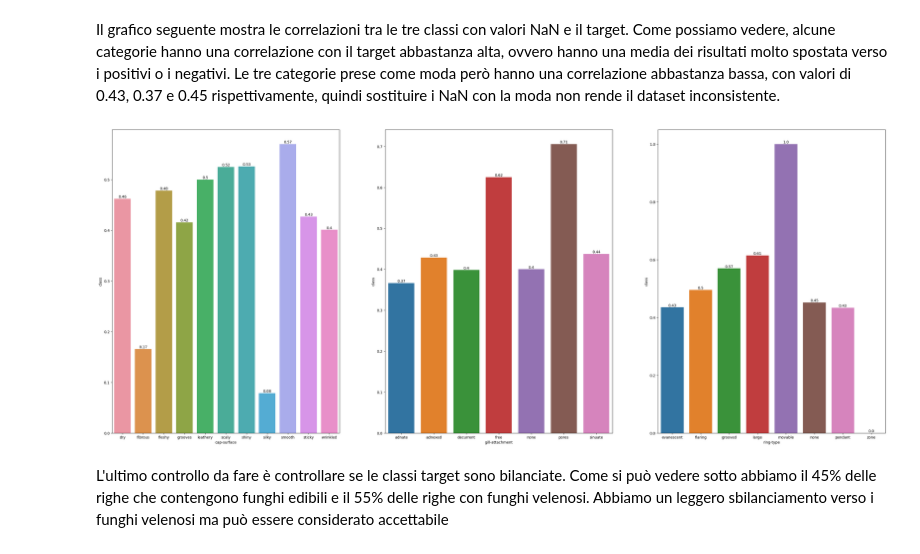
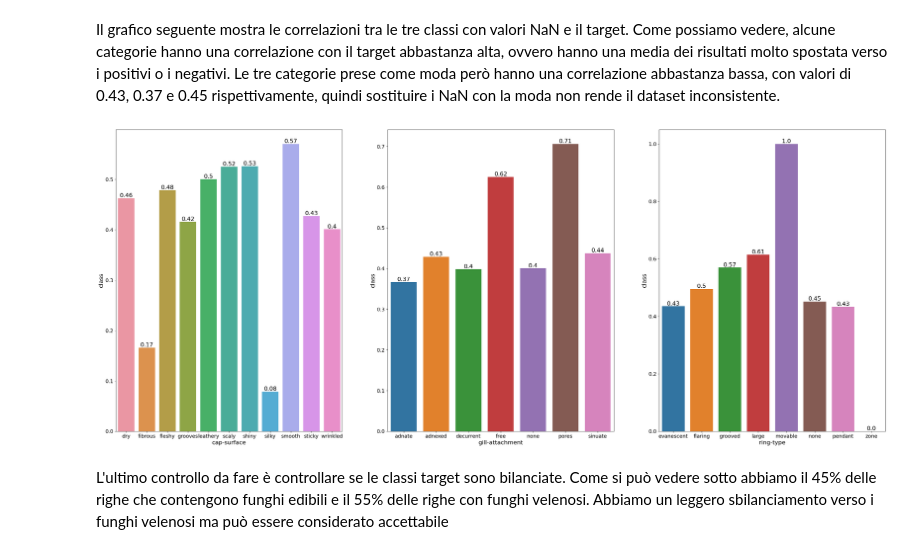
Before and after one commit to Sara-DaCanal/Progetto-ML, a Jupyter notebook: progetto.ipynb, the cells around one changed output. Drawn from its saved outputs; the diff is of its cells as text; code cells hidden in the pictures.

```diff
--- a/progetto.ipynb
+++ b/progetto.ipynb
@@ -298,10 +307,12 @@ for elem in categorical_cols:
     print('La moda per la colonna', col.name, 'è:', mode.iloc[0])
     df1 = col.fillna(mode.iloc[0], inplace=True)
     percentages = col.value_counts(normalize=True) * 100
-    ax = percentages.plot.pie(ax=axes[y], autopct='%1.1f%%')
-    ax.set_title(col.name, fontsize=20)
+    ax = percentages.plot.pie(ax=axes[y], autopct='%1.1f%%', fontsize=18)
+    ax.set_title(col.name, fontsize=30)
+
     ax.set_ylabel('')
     y+=1
+plt.show()
 # %% [output]
 La moda per la colonna cap-surface è: sticky
 La moda per la colonna gill-attachment è: adnate
@@ -312,26 +323,28 @@ Il grafico seguente mostra le correlazioni tra le tre classi con valori NaN e il
 # %%
 fig, axes = plt.subplots(1, 3, figsize=(38, 15))
 y = 0
 target = df['class']
 for elem in nan_list:
   col = df[elem]
   correlation = df.groupby(col.name)[target.name].mean().reset_index()
 
 
-  sns.barplot(x=col.name, y=target.name, data=correlation, ax=axes[y])
+  ax = sns.barplot(x=col.name, y=target.name, data=correlation, ax=axes[y])
 
   for i, val in enumerate(correlation[target.name]):
-    axes[y].text(i, val, round(val, 2), horizontalalignment='center', verticalalignment='bottom')
+    axes[y].text(i, val, round(val, 2), horizontalalignment='center', verticalalignment='bottom', fontsize=16)
+  axes[y].set_xlabel(col.name, fontsize=16)
+  axes[y].set_ylabel(target.name, fontsize=16)
 
-  plt.xlabel(col.name)
-  plt.ylabel(target.name)
+  ax.tick_params(axis='x', labelsize=14)
+  ax.tick_params(axis='y', labelsize=14)
   y+=1
 
 
 # Mostra il grafico
 plt.show()
 # %% [output]
-[figure, old version]
+[figure, new version]
 # %% [markdown]
 L'ultimo controllo da fare è controllare se le classi target sono bilanciate. Come si può vedere sotto abbiamo il 45% delle righe che contengono funghi edibili e il 55% delle righe con funghi velenosi. Abbiamo un leggero sbilanciamento verso i funghi velenosi ma può essere considerato accettabile
 # %%
```
Also changed, not shown: parts of 31 cells of this notebook.
